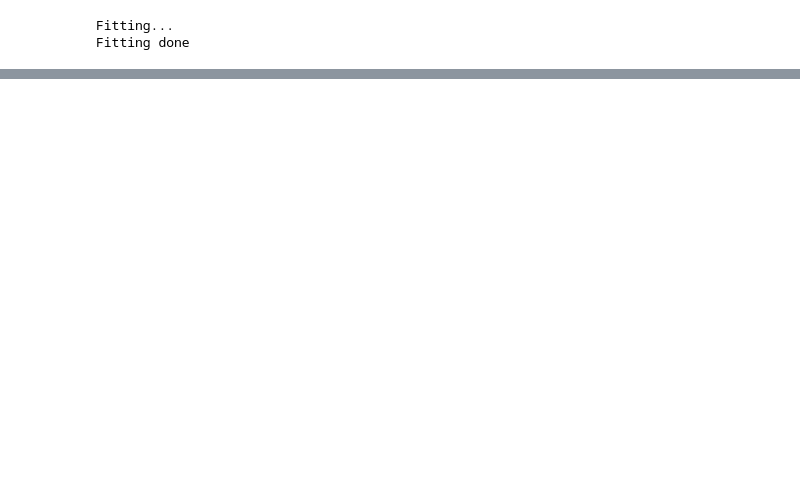
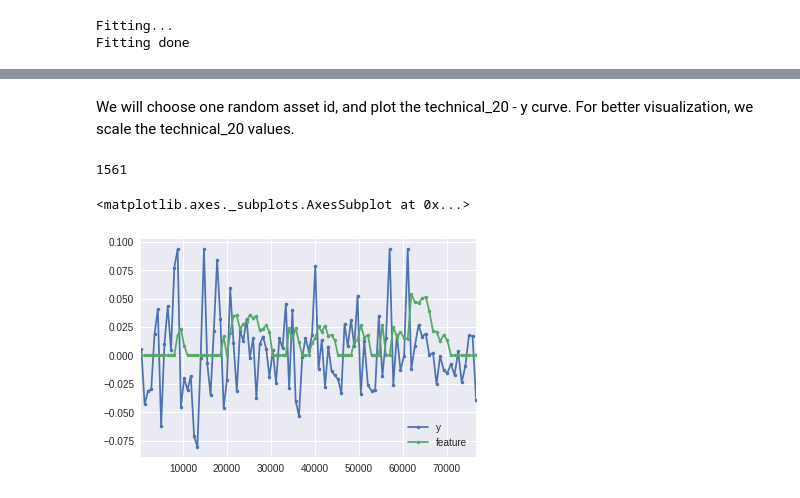
Before and after one commit to saeed349/Two-Sigma-Competition, a Jupyter notebook: Data Exploration.ipynb, the cells around one changed output, grey strips where cells are left out. Drawn from its saved outputs; the diff is of its cells as text; code cells hidden in the pictures; blank space fills up the shorter version.

```diff
--- a/Data Exploration.ipynb
+++ b/Data Exploration.ipynb
@@ -17,5 +21,7 @@ with pd.HDFStore("train.h5", "r") as train:
 # %%
 print("Train data shape: {}".format(df.shape))
 df.head()
+full_df=df
+df2=df
 # %% [output]
 Train data shape: (1710756, 111)
@@ -184,0 +190,17 @@ Features importance done
+# %% [markdown]
+We will choose one random asset id, and plot the technical_20 - y curve. For better visualization, we scale the technical_20 values.
+# %%
+import warnings
+warnings.filterwarnings('ignore')
+pd.options.mode.chained_assignment = None
+id = 1561 #val_set.id.sample().values[0]
+print(id)
+# full_df=df
+temp = full_df[full_df.id==1561]
+temp['feature'] =temp['technical_20']
+temp['feature'] = temp.loc[:,'feature'].values * 4
+temp[['y', 'feature']].iloc[:100,:].plot(marker='.')
+# %% [output]
+1561
+<matplotlib.axes._subplots.AxesSubplot at 0x...>
+[figure, added]
```
Also changed, not shown: parts of 28 cells of this notebook, 1 other file.
